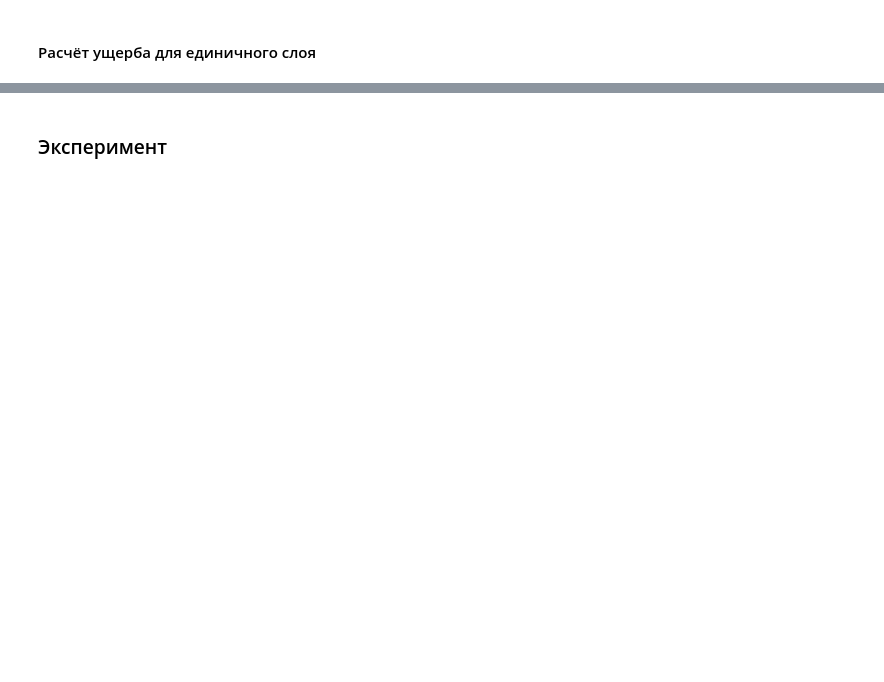
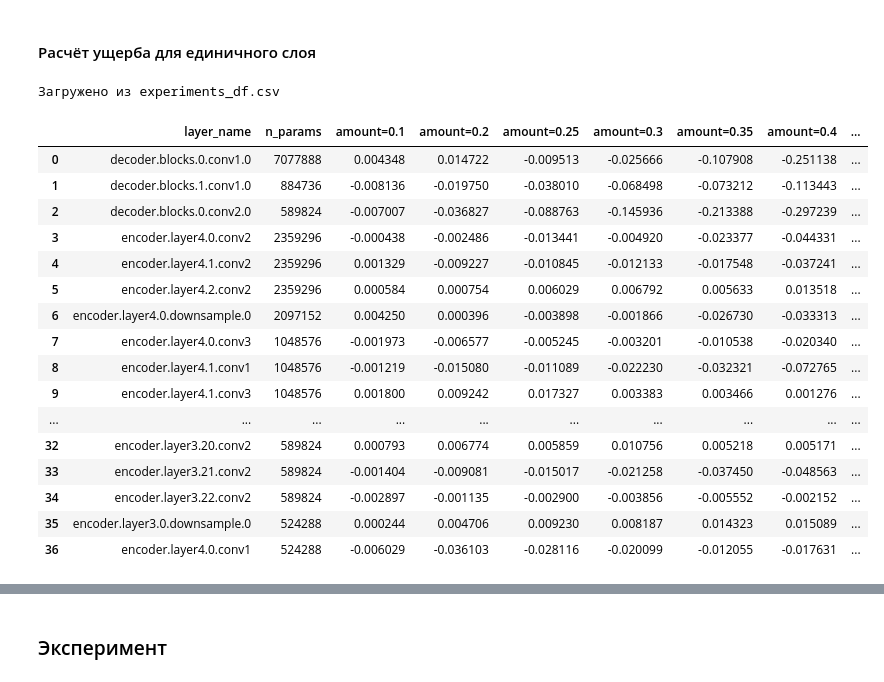
Before and after one commit to Tyumentseva/Unet-Inference-Acceleration-Project, a Jupyter notebook: notebooks/experiments/sparsification/sparsification.ipynb, the cells around one changed output, grey strips where cells are left out. Drawn from its saved outputs; the diff is of its cells as text; code cells hidden in the pictures; blank space fills up the shorter version.

```diff
--- a/notebooks/experiments/sparsification/sparsification.ipynb
+++ b/notebooks/experiments/sparsification/sparsification.ipynb
@@ -495,12 +510,11 @@ def per_class_iou(
     class_names,
     num_classes=NUM_CLASSES,
     ignore_index=IGNORE_INDEX,
-):
+    ):
     model.eval()
     confmat = torch.zeros((num_classes, num_classes), dtype=torch.int64, device=device)
 
-    first_param = next(model.parameters(), None)
-    param_dtype = first_param.dtype if first_param is not None else torch.float32
+    param_dtype = next(model.parameters()).dtype
 
     for images, masks in loader:
         images = images.to(device, non_blocking=True)
@@ -508,19 +522,15 @@ def per_class_iou(
 
         if param_dtype in (torch.float16, torch.bfloat16):
             images = images.to(dtype=param_dtype)
+        # if is_half_model:
+        #     images = images.half()
 
         logits = model(images)
-        preds = logits.argmax(dim=1).long()
+        preds = logits.argmax(dim=1)
 
-        t = masks.reshape(-1)
-        p = preds.reshape(-1)
-
-        valid = t != ignore_index
-        valid &= (t >= 0) & (t < num_classes)
-        valid &= (p >= 0) & (p < num_classes)
-
-        t = t[valid]
-        p = p[valid]
+        valid = masks != ignore_index
+        t = masks[valid]
+        p = preds[valid]
         if t.numel() == 0:
             continue
 
@@ -534,7 +544,7 @@ def per_class_iou(
 
     iou = tp.float() / torch.clamp(denom.float(), min=1.0)
     present = denom > 0
-    miou_present = iou[present].mean().item() if present.any() else 0.0
+    miou_present = iou[present].mean().item()
 
     rows = []
     for i in range(num_classes):
@@ -752,35 +802,54 @@ print(f"mIoU_baseline: {mIoU_baseline*100:.6}%")
 # %%
 cache_path = Path("experiments_df.csv")
 
 if cache_path.exists():
     experiments_df = pd.read_csv(cache_path)
     print(f"Загружено из {cache_path}")
 else:
-    # amounts = [0.1, 0.2, 0.25, 0.3, 0.35, 0.4, 0.45, 0.5, 0.55, 0.6]
-    amounts = [0.1, 0.2, 0.3, 0.4, 0.5]
+    amounts = [0.1, 0.2, 0.25, 0.3, 0.35, 0.4, 0.45, 0.5, 0.55, 0.6]
+    # amounts = [0.1, 0.2, 0.3, 0.4, 0.5]
     rows = []
     for _, row in result_df[["layer_name", "n_params"]].drop_duplicates().iterrows():
         layer_name = row["layer_name"]
         n_params = int(row["n_params"])
 
         layer_result = {
             "layer_name": layer_name,
             "n_params": n_params,
         }
 
         for amount in amounts:
             pruned_model = apply_unstructured_pruning(baseline, layer_name, amount=amount)
             _, mIoU_pruned = per_class_iou(pruned_model, val_loader, DEVICE, val_ds.class_names)
             delta_percent = (mIoU_pruned - mIoU_baseline) * 100
             layer_result[f"amount={amount}"] = delta_percent
 
         rows.append(layer_result)
 
     experiments_df = pd.DataFrame(rows)
     experiments_df.to_csv(cache_path, index=False)
     print(f"Сохранено в {cache_path}")
 
 experiments_df
+# %% [output]
+Загружено из experiments_df.csv
+|  | layer_name | n_params | amount=0.1 | amount=0.2 | amount=0.25 | amount=0.3 | amount=0.35 | amount=0.4 | ... |
+| 0 | decoder.blocks.0.conv1.0 | 7077888 | 0.004348 | 0.014722 | -0.009513 | -0.025666 | -0.107908 | -0.251138 | ... |
+| 1 | decoder.blocks.1.conv1.0 | 884736 | -0.008136 | -0.019750 | -0.038010 | -0.068498 | -0.073212 | -0.113443 | ... |
+| 2 | decoder.blocks.0.conv2.0 | 589824 | -0.007007 | -0.036827 | -0.088763 | -0.145936 | -0.213388 | -0.297239 | ... |
+| 3 | encoder.layer4.0.conv2 | 2359296 | -0.000438 | -0.002486 | -0.013441 | -0.004920 | -0.023377 | -0.044331 | ... |
+| 4 | encoder.layer4.1.conv2 | 2359296 | 0.001329 | -0.009227 | -0.010845 | -0.012133 | -0.017548 | -0.037241 | ... |
+| 5 | encoder.layer4.2.conv2 | 2359296 | 0.000584 | 0.000754 | 0.006029 | 0.006792 | 0.005633 | 0.013518 | ... |
+| 6 | encoder.layer4.0.downsample.0 | 2097152 | 0.004250 | 0.000396 | -0.003898 | -0.001866 | -0.026730 | -0.033313 | ... |
+| 7 | encoder.layer4.0.conv3 | 1048576 | -0.001973 | -0.006577 | -0.005245 | -0.003201 | -0.010538 | -0.020340 | ... |
+| 8 | encoder.layer4.1.conv1 | 1048576 | -0.001219 | -0.015080 | -0.011089 | -0.022230 | -0.032321 | -0.072765 | ... |
+| 9 | encoder.layer4.1.conv3 | 1048576 | 0.001800 | 0.009242 | 0.017327 | 0.003383 | 0.003466 | 0.001276 | ... |
+| ... | ... | ... | ... | ... | ... | ... | ... | ... | ... |
+| 32 | encoder.layer3.20.conv2 | 589824 | 0.000793 | 0.006774 | 0.005859 | 0.010756 | 0.005218 | 0.005171 | ... |
+| 33 | encoder.layer3.21.conv2 | 589824 | -0.001404 | -0.009081 | -0.015017 | -0.021258 | -0.037450 | -0.048563 | ... |
+| 34 | encoder.layer3.22.conv2 | 589824 | -0.002897 | -0.001135 | -0.002900 | -0.003856 | -0.005552 | -0.002152 | ... |
+| 35 | encoder.layer3.0.downsample.0 | 524288 | 0.000244 | 0.004706 | 0.009230 | 0.008187 | 0.014323 | 0.015089 | ... |
+| 36 | encoder.layer4.0.conv1 | 524288 | -0.006029 | -0.036103 | -0.028116 | -0.020099 | -0.012055 | -0.017631 | ... |
 # %%
 def build_layer_pruning_plan(
     experiments_df: pd.DataFrame,
```
Also changed, not shown: parts of 51 cells of this notebook, 6 other files.
